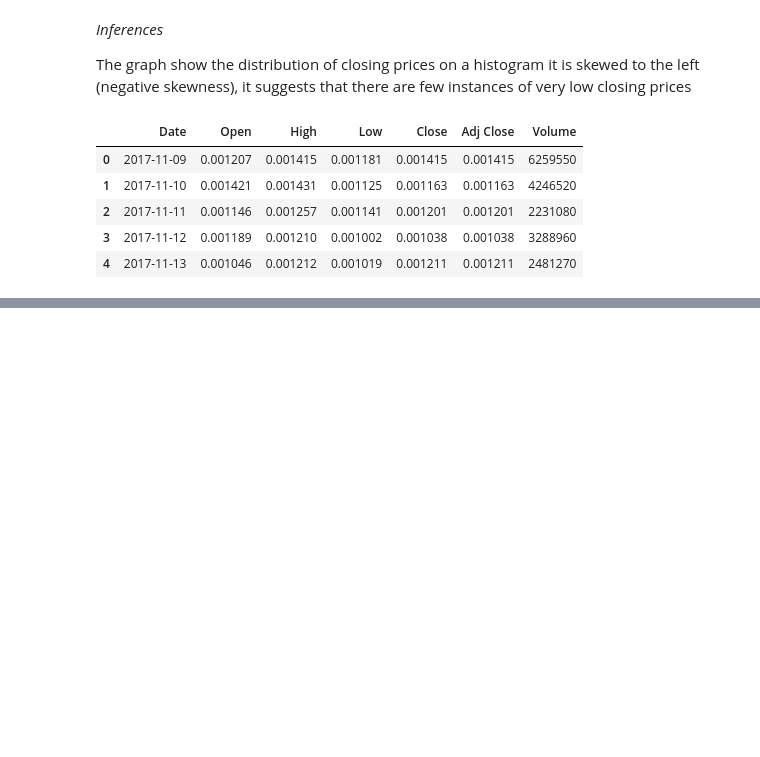
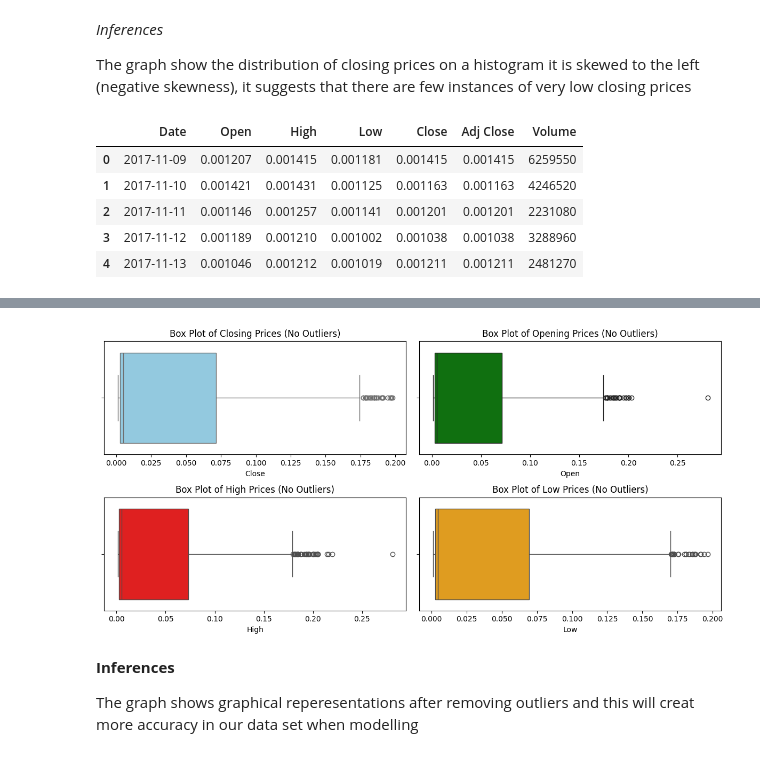
Before and after one commit to paulmachau/Dogecion-Historical-Prices, a Jupyter notebook: Dogecoin_price_prediction_LSTM.ipynb, the cells around one changed output, grey strips where cells are left out. Drawn from its saved outputs; the diff is of its cells as text; code cells hidden in the pictures; blank space fills up the shorter version.

```diff
--- a/Dogecoin_price_prediction_LSTM.ipynb
+++ b/Dogecoin_price_prediction_LSTM.ipynb
@@ -248,0 +260,41 @@ plt.show()
+# %%
+# Function to remove outliers using IQR method
+def remove_outliers(df, column):
+    Q1 = df[column].quantile(0.25)
+    Q3 = df[column].quantile(0.75)
+    IQR = Q3 - Q1
+    lower_bound = Q1 - 1.5 * IQR
+    upper_bound = Q3 + 1.5 * IQR
+    df_no_outliers = df[(df[column] >= lower_bound) & (df[column] <= upper_bound)]
+    return df_no_outliers
+
+# Remove outliers from Closing Price
+dogecoin_no_outliers = remove_outliers(dogecoin_data, 'Close')
+
+# Set up a 2x2 grid for box plots after removing outliers
+fig, axes = plt.subplots(2, 2, figsize=(12, 6))
+
+# Closing Price Box Plot after removing outliers
+sns.boxplot(x=dogecoin_no_outliers['Close'], ax=axes[0, 0], color='skyblue')
+axes[0, 0].set_title('Box Plot of Closing Prices (No Outliers)')
+
+# Opening Price Box Plot after removing outliers
+sns.boxplot(x=dogecoin_no_outliers['Open'], ax=axes[0, 1], color='green')
+axes[0, 1].set_title('Box Plot of Opening Prices (No Outliers)')
+
+# High Price Box Plot after removing outliers
+sns.boxplot(x=dogecoin_no_outliers['High'], ax=axes[1, 0], color='red')
+axes[1, 0].set_title('Box Plot of High Prices (No Outliers)')
+
+# Low Price Box Plot after removing outliers
+sns.boxplot(x=dogecoin_no_outliers['Low'], ax=axes[1, 1], color='orange')
+axes[1, 1].set_title('Box Plot of Low Prices (No Outliers)')
+
+plt.tight_layout()
+plt.show()
+# %% [output]
+[figure, added]
+# %% [markdown]
+**Inferences**
+
+The graph shows graphical reperesentations after removing outliers and this will creat more accuracy in our data set when modelling
```
Also changed, not shown: parts of 2 cells of this notebook.
